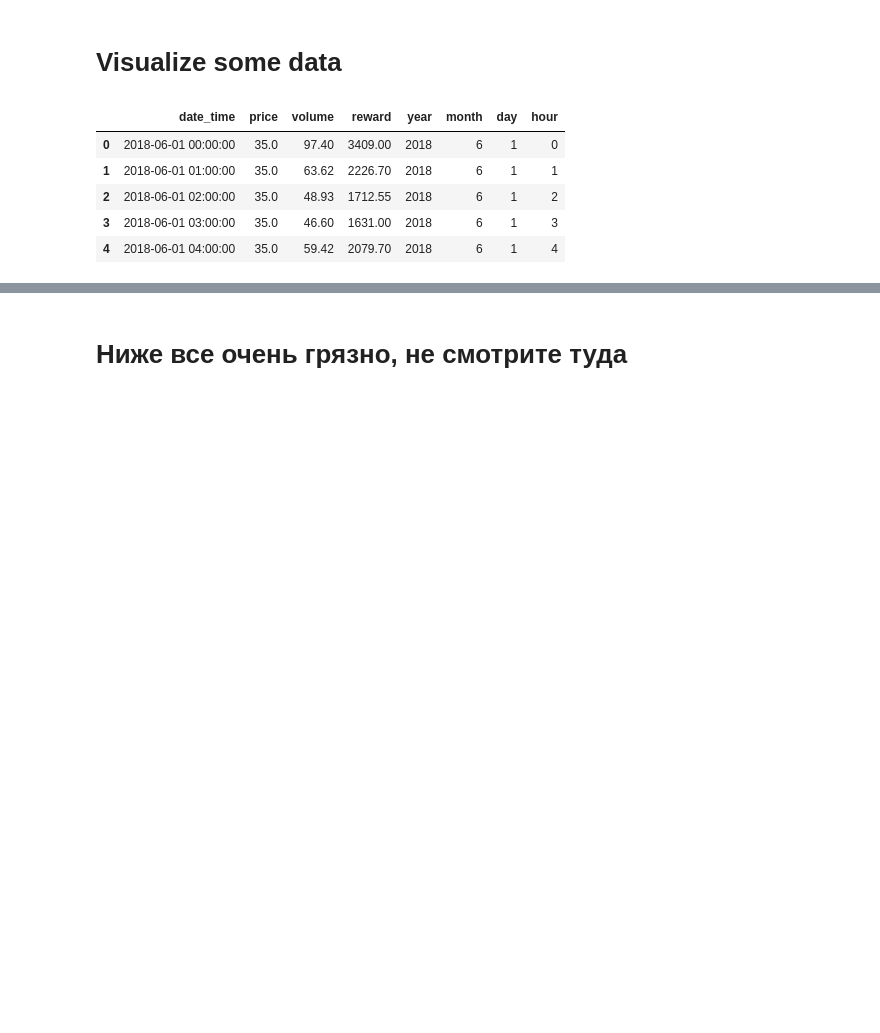
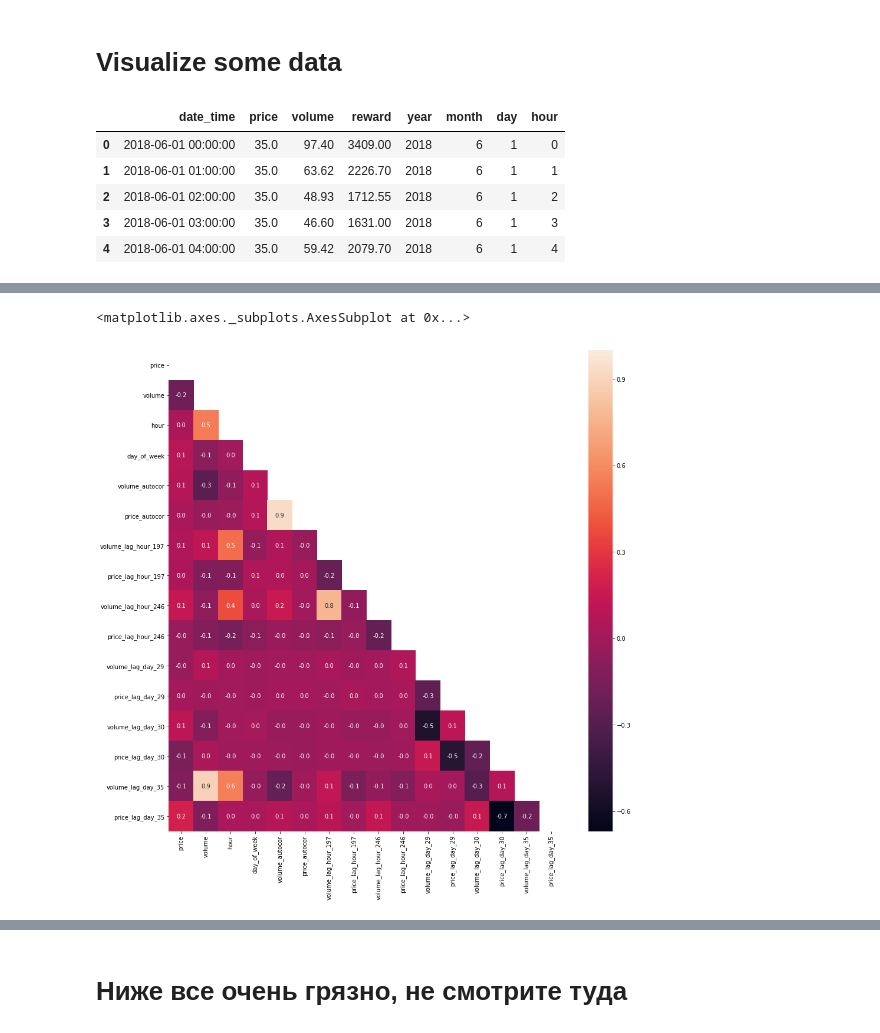
Before and after one commit to L0ki4/Reinforcment_learning, a Jupyter notebook: gym_gpn.ipynb, the cells around one changed output, grey strips where cells are left out. Saved outputs shown, nothing was run; the diff lists cells and outputs as text; code cells hidden in the pictures; blank space fills up the shorter version.

```diff
--- a/gym_gpn.ipynb
+++ b/gym_gpn.ipynb
@@ -155,0 +221,6 @@ data.head()
+# %%
+data['price_lag_day_29'] -= data.price_lag_day_30
+data['price_lag_day_30'] -= data.price_lag_day_35
+# %%
+data['volume_lag_day_29'] -= data.volume_lag_day_30
+data['volume_lag_day_30'] -= data.volume_lag_day_35
@@ -156,3 +231,13 @@ data.head()
+# %%
+mask = np.zeros_like(data.corr(), dtype=np.bool)
+mask[np.triu_indices_from(mask)] = True
+
+f, ax = plt.subplots(figsize=(15, 15))
+
+sns.heatmap(data.corr(), mask = mask, annot=True, fmt= '.1f', ax = ax)
+# %% [output]
+<matplotlib.axes._subplots.AxesSubplot at 0x...>
+[figure, added]
 # %%
 from sklearn.model_selection import train_test_split as tts
 
```
Also changed, not shown: parts of 26 cells of this notebook, 4 other files.
